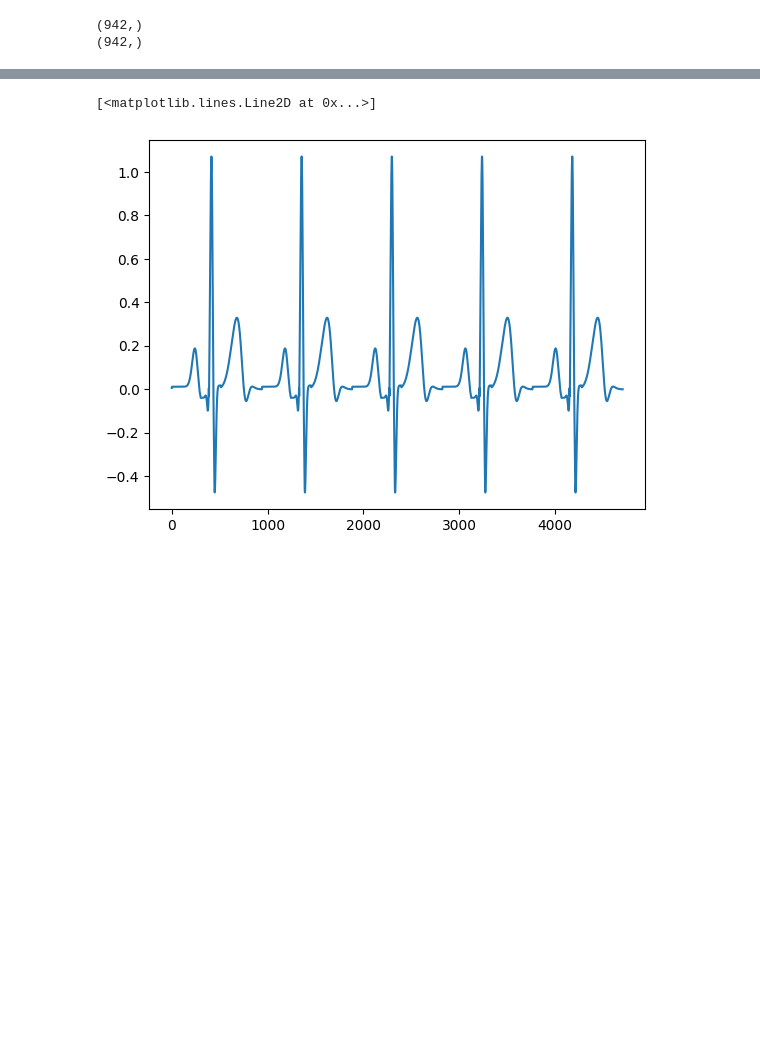
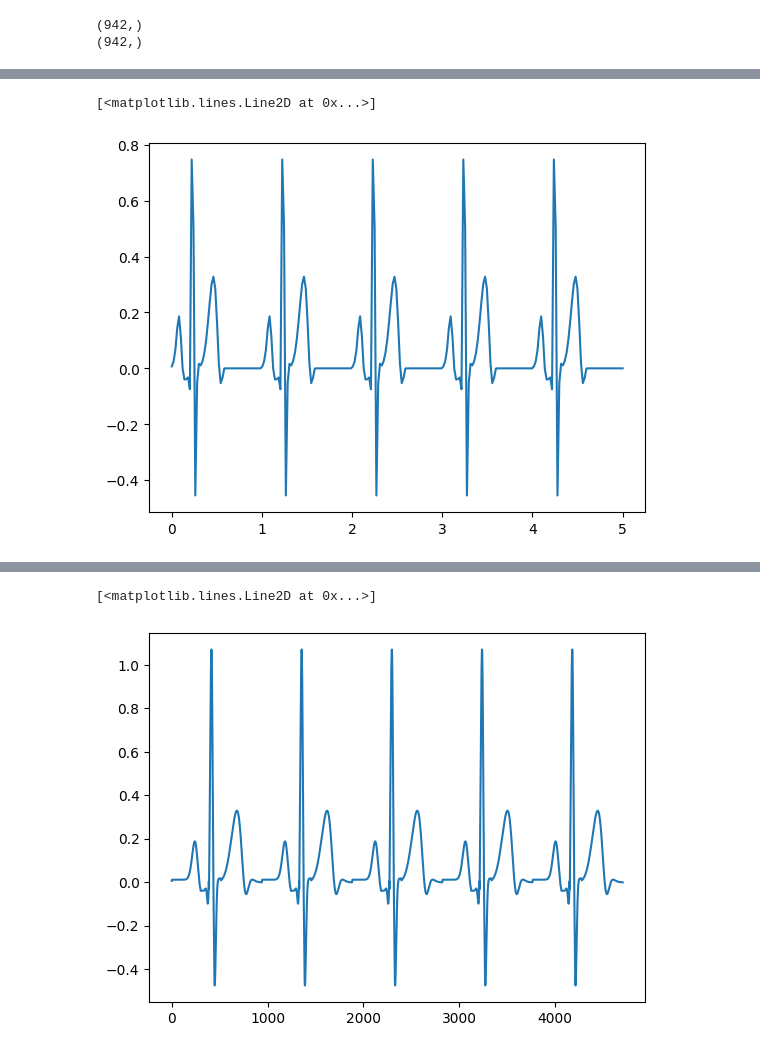
Before and after one commit to wprusak/ECG_simulator, a Jupyter notebook: ecg_v1.ipynb, the cells around one changed output, grey strips where cells are left out. Cells and saved outputs as stored; diff of their text form; code cells hidden in the pictures; blank space fills up the shorter version.

Commit message:
multiple periods with time

```diff
--- a/ecg_v1.ipynb
+++ b/ecg_v1.ipynb
@@ -35,0 +44,29 @@ plt.plot(signal1)
+# %%
+def addFlat(signal,hearthRate,samplingRate):
+    sp = smooth(signal[150:820],10)
+    tp = np.linspace(0,0.6,len(sp))
+    t = np.linspace(0,0.6,round(0.6*samplingRate))
+    s = np.interp(t,tp,sp)
+
+    oneBeatPeriod = 1/(hearthRate/60)
+    flatPeriod = oneBeatPeriod - 0.6
+    if flatPeriod >=0 :
+        zeros = np.zeros(round(flatPeriod*samplingRate))
+        signalAppended = np.append(s,zeros)
+    else :
+        signalAppended = s
+    return signalAppended
+
+def calculateTime(signal, samplingRate):
+    time = np.linspace(0,len(signal)/samplingRate,len(signal))
+    return time
+# %%
+sr = 50
+hr = 60
+s1 = addFlat(signal,hr,sr)
+s5 = np.concatenate([s1 for i in range(5)])
+t5 = calculateTime(s5,sr)
+plt.plot(t5,s5)
+# %% [output]
+[<matplotlib.lines.Line2D at 0x...>]
+[figure, added]
```
Also changed, not shown: parts of 15 cells of this notebook, 1 other file.
